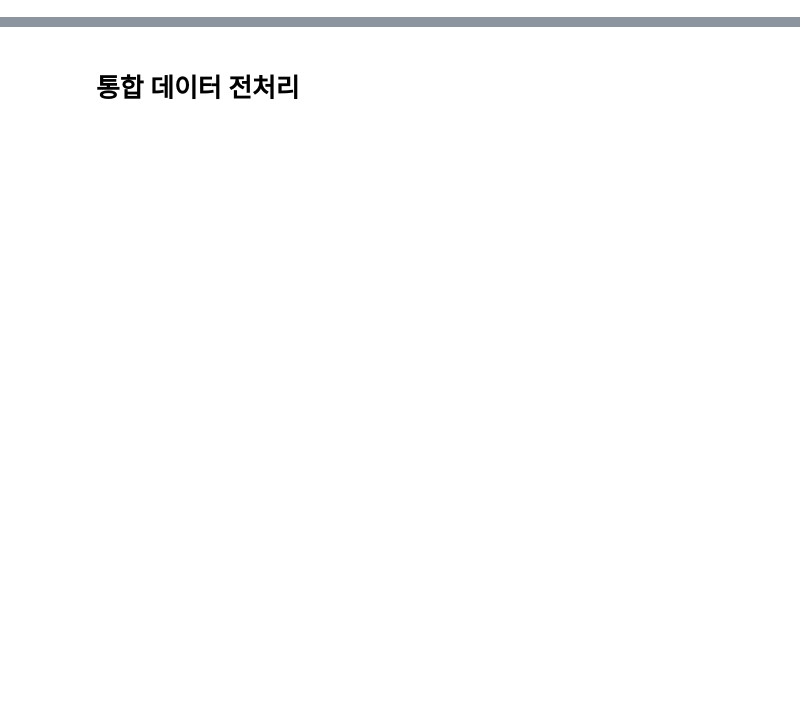
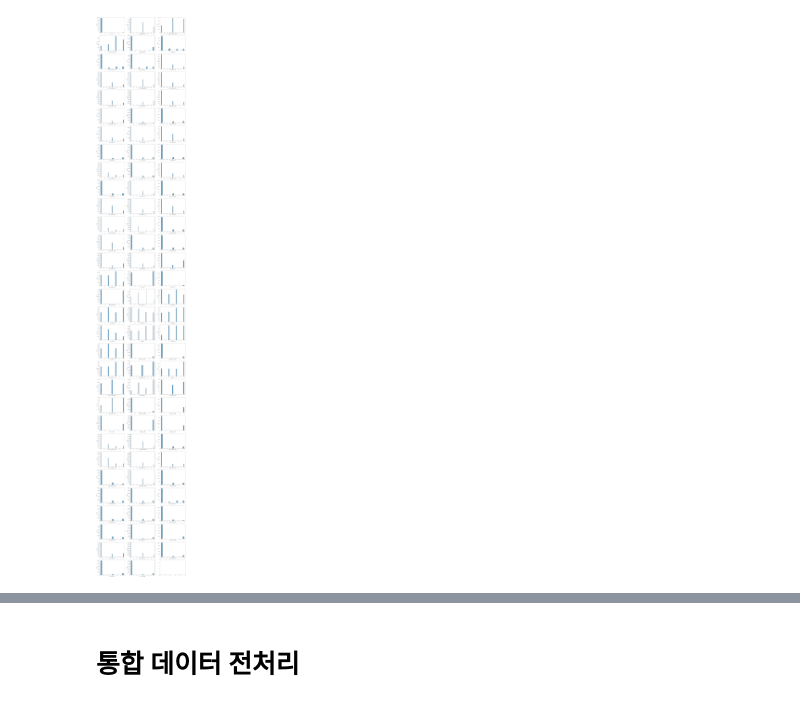
Before and after one commit to YellaCRE/FinanceData, a Jupyter notebook: 금융데이터경진대회 코드정리.ipynb, the cells around one changed output, grey strips where cells are left out. Drawn from its saved outputs; the diff is of its cells as text; code cells hidden in the pictures; blank space fills up the shorter version.

```diff
--- a/금융데이터경진대회 코드정리.ipynb
+++ b/금융데이터경진대회 코드정리.ipynb
@@ -0,0 +33,4 @@
+# %%
+data=pd.read_csv('C:/Users/HCJ/Desktop/2021_Summer/Finance_data/bank.csv')
+print(data.shape)
+data.head()
@@ -0,0 +80,12 @@
+# %%
+#'TARGER'데이터를 제외한 데이터들의 분포.
+fig, axes = plt.subplots(31,3)
+fig.set_size_inches(30,200)
+axx=axes.flatten()
+
+for i in range(93):
+    col_index=i+1
+    if col_index == 93 : break
+    sns.histplot(data[data.columns[col_index]],ax=axx[i])
+# %% [output]
+[figure, added]
```
Also changed, not shown: parts of 24 cells of this notebook.
